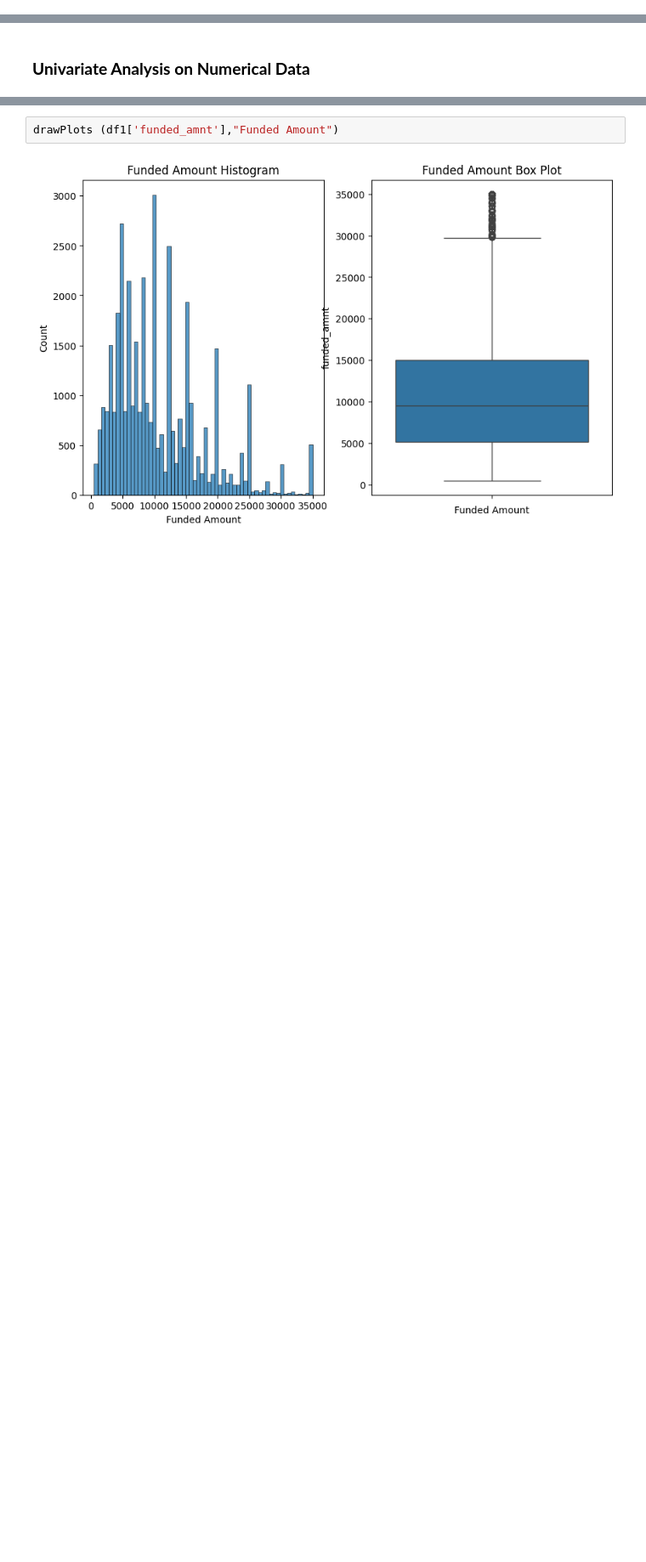
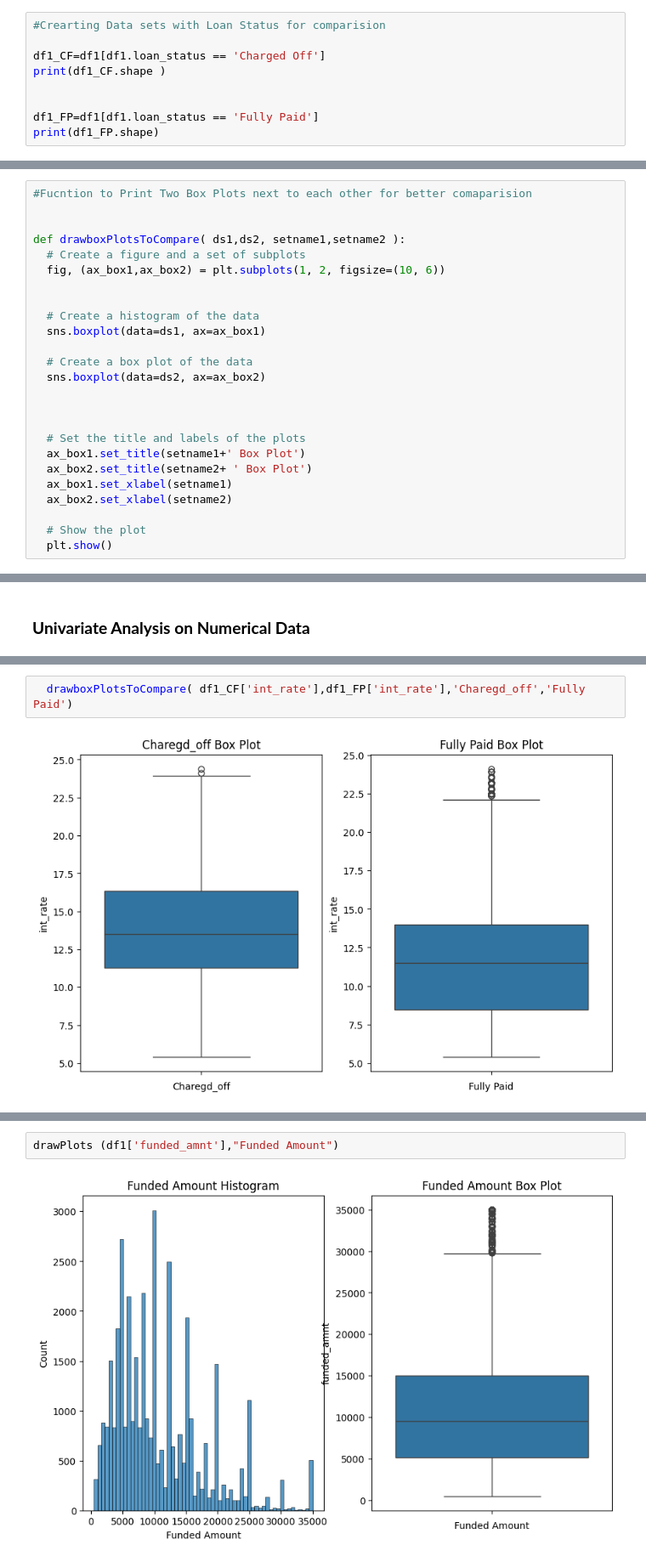
Before and after one commit to balu337/LendingClubRepo, a Jupyter notebook: LC_v1.ipynb, the cells around one changed output, grey strips where cells are left out. Shown at 85% size. Drawn from its saved outputs; the diff is of its cells as text; blank space fills up the shorter version.

Commit message:
Common functions defined in a section. Univareint Analysis got extended by splitting data for Charged off and Fully Paid laons

```diff
--- a/LC_v1.ipynb
+++ b/LC_v1.ipynb
@@ -414,6 +414,15 @@ Adding dervied  columns
 
 df1['issue_year']=df1['issue_d'].dt.year
 df1['issue_month']=df1['issue_d'].dt.month
+# %%
+#Crearting Data sets with Loan Status for comparision
+
+df1_CF=df1[df1.loan_status == 'Charged Off']
+print(df1_CF.shape )
+
+
+df1_FP=df1[df1.loan_status == 'Fully Paid']
+print(df1_FP.shape)
 # %% [markdown]
 # **Step 5: Data Anlaysis**
 
@@ -424,0 +476,25 @@ df1['issue_month']=df1['issue_d'].dt.month
+# %%
+#Fucntion to Print Two Box Plots next to each other for better comaparision
+
+
+def drawboxPlotsToCompare( ds1,ds2, setname1,setname2 ):
+  # Create a figure and a set of subplots
+  fig, (ax_box1,ax_box2) = plt.subplots(1, 2, figsize=(10, 6))
+
+
+  # Create a histogram of the data
+  sns.boxplot(data=ds1, ax=ax_box1)
+
+  # Create a box plot of the data
+  sns.boxplot(data=ds2, ax=ax_box2)
+
+
+
+  # Set the title and labels of the plots
+  ax_box1.set_title(setname1+' Box Plot')
+  ax_box2.set_title(setname2+ ' Box Plot')
+  ax_box1.set_xlabel(setname1)
+  ax_box2.set_xlabel(setname2)
+
+  # Show the plot
+  plt.show()
@@ -472,0 +531,4 @@ def drawPlots( data, dataType):
+# %%
+  drawboxPlotsToCompare( df1_CF['int_rate'],df1_FP['int_rate'],'Charegd_off','Fully Paid')
+# %% [output]
+[figure, added]
```
Also changed, not shown: parts of 23 cells of this notebook.
